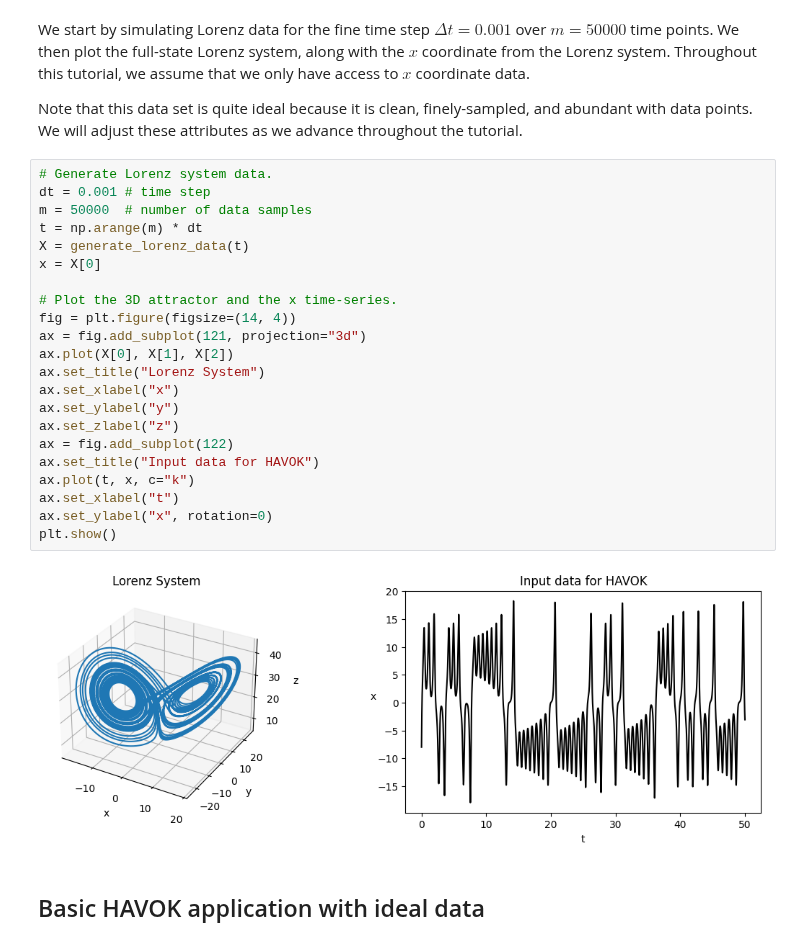
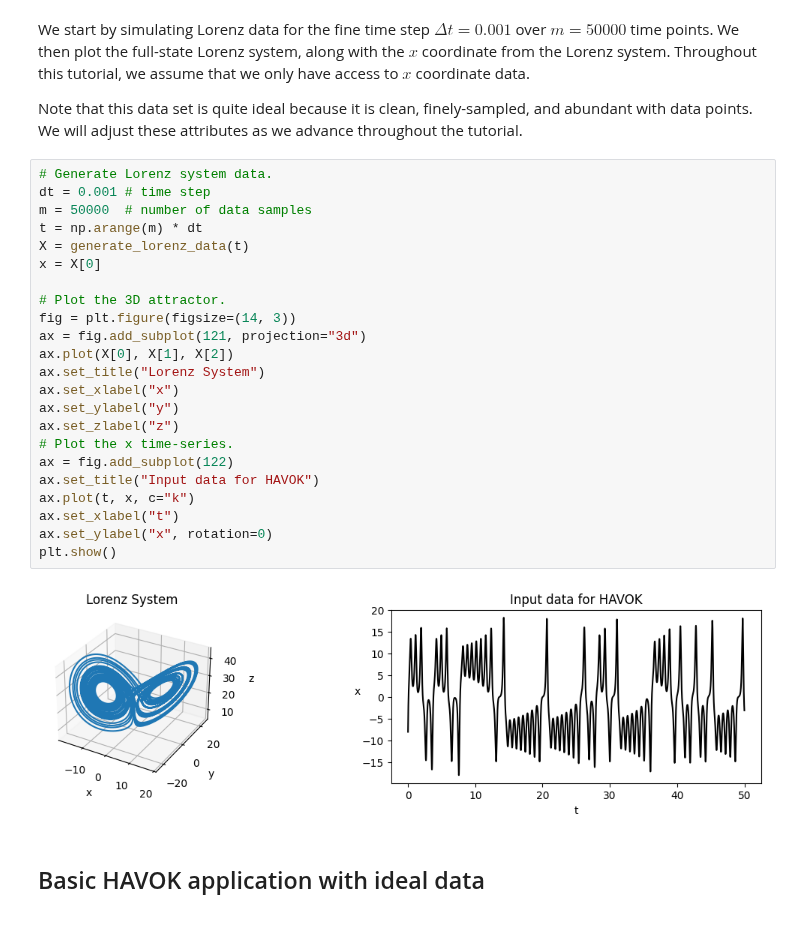
Before and after one commit to PyDMD/PyDMD, a Jupyter notebook: tutorials/tutorial19/tutorial-19-havok.ipynb, the cells around one changed output. Saved outputs shown, nothing was run; the diff lists cells and outputs as text.

```diff
--- a/tutorials/tutorial19/tutorial-19-havok.ipynb
+++ b/tutorials/tutorial19/tutorial-19-havok.ipynb
@@ -73,27 +74,28 @@ Note that this data set is quite ideal because it is clean, finely-sampled, and
 # %%
 # Generate Lorenz system data.
 dt = 0.001 # time step
 m = 50000  # number of data samples
 t = np.arange(m) * dt
 X = generate_lorenz_data(t)
 x = X[0]
 
-# Plot the 3D attractor and the x time-series.
-fig = plt.figure(figsize=(14, 4))
+# Plot the 3D attractor.
+fig = plt.figure(figsize=(14, 3))
 ax = fig.add_subplot(121, projection="3d")
 ax.plot(X[0], X[1], X[2])
 ax.set_title("Lorenz System")
 ax.set_xlabel("x")
 ax.set_ylabel("y")
 ax.set_zlabel("z")
+# Plot the x time-series.
 ax = fig.add_subplot(122)
 ax.set_title("Input data for HAVOK")
 ax.plot(t, x, c="k")
 ax.set_xlabel("t")
 ax.set_ylabel("x", rotation=0)
 plt.show()
 # %% [output]
-[figure, old version]
+[figure, new version]
 # %% [markdown]
 ## Basic HAVOK application with ideal data
 # %% [markdown]
```
Also changed, not shown: parts of 8 cells of this notebook, 2 other files.
